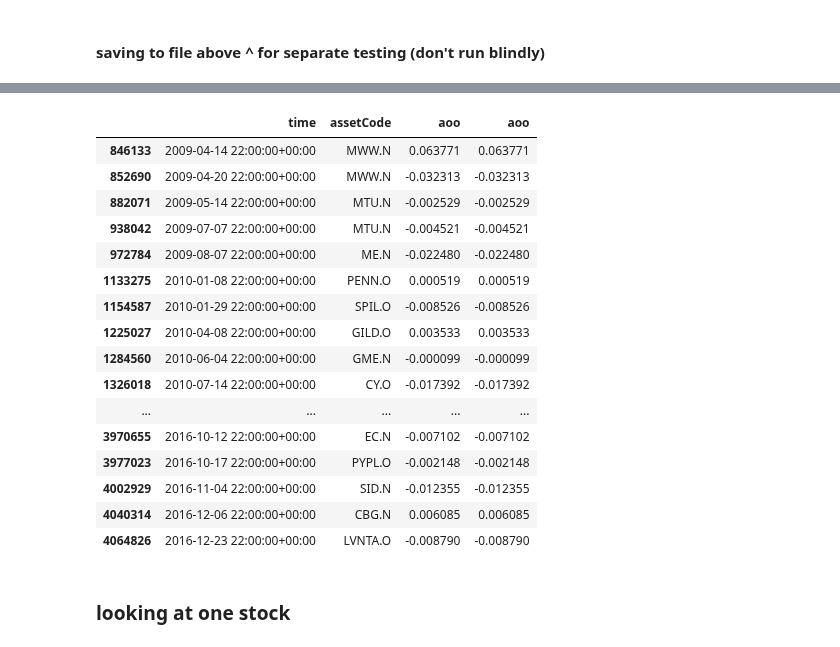
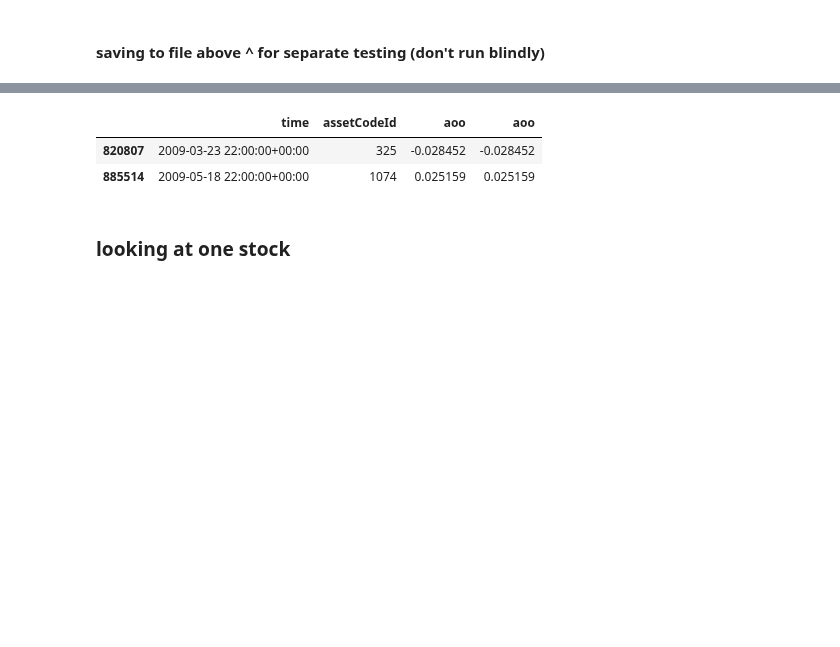
Before and after one commit to yumichael/two-sigma-financial-news, a Jupyter notebook: work/pair-Kaggle-debug.ipynb, the cells around one changed output, grey strips where cells are left out. Saved outputs shown, nothing was run; the diff lists cells and outputs as text; code cells hidden in the pictures; blank space fills up the shorter version.

```diff
--- a/work/pair-Kaggle-debug.ipynb
+++ b/work/pair-Kaggle-debug.ipynb
@@ -2365,3 +2365,9 @@ pd.to_pickle((mate[0],mate[1],O.py(W),O.py(D)), '../debug/_work.temp.pkl.orig.pk
 orig = pd.read_pickle('../debug/ikg_orig.pkl')
 # BUG.guy += [(F_, P_, tr, None, ho, lgb_data_info, theweight)]
 #dude = BUG.guy[0]
+# %%
+F,P = pd.read_pickle('../data/saves/train_5fixedsince+1.32.pkl')
+# %%
+F0,P0 = pd.read_pickle('../debug/FPikg.pkl')
+# %%
+orig, dude = (F0,P0), (F,P)
@@ -2368,2 +2378,3 @@ orig = pd.read_pickle('../debug/ikg_orig.pkl')
 # %%
-mate = tuple(orig[i][orig[1].universe!=0] for i in range(5)) + (orig[-1],)
+mate = tuple(orig[i][orig[1].universe!=0] for i in range(len(orig))) + (orig[-1],)
+mate = (mate[0],P)
@@ -2372,9 +2383,10 @@ dudec = ['volume','cc','oo','acc','aoo','ccTEN','ooTEN','accTEN','aooTEN','oo1Si
 mate[0].rename(columns=dict(zip(matec,dudec)),inplace=True)
+dude = (dude[0][dudec],) + dude[1:]
 mate = (mate[0][list(dude[0].columns)],) + mate[1:]
 for c in mate[0]:
     if 'Drawdown' in c:
         mate[0][c] *= -1
-mate[1]['flat_weight'] = mate[1].weight1
+#mate[1]['flat_weight'] = mate[1].weight1
 # %%
 diff = mate[0]-dude[0]
 # %%
@@ -2418,26 +2430,12 @@ look
 | assetCodeIdWTFFlogabs | 1979459.0 | 0.000000e+00 | 0.000000e+00 | 0.000000e+00 | 0.0 | 0.0 | 0.0 | 0.000000e+00 | 1.0 | 1.0 |
 | assetCodeIdWTFFsin2 | 1979459.0 | 0.000000e+00 | 0.000000e+00 | 0.000000e+00 | 0.0 | 0.0 | 0.0 | 0.000000e+00 | 1.0 | 1.0 |
 # %%
-pd.concat([mate[1].time,mate[1].assetCode,mate[0].aoo,dude[0].aoo],axis=1)[
+pd.concat([mate[1].time,mate[1].assetCodeId,mate[0].aoo,dude[0].aoo],axis=1)[
     mate[0].oo1Since125.fillna(0)!=dude[0].oo1Since125.fillna(0)]
 # %% [output]
-|  | time | assetCode | aoo | aoo |
-| 846133 | 2009-04-14 22:00:00+00:00 | MWW.N | 0.063771 | 0.063771 |
-| 852690 | 2009-04-20 22:00:00+00:00 | MWW.N | -0.032313 | -0.032313 |
-| 882071 | 2009-05-14 22:00:00+00:00 | MTU.N | -0.002529 | -0.002529 |
-| 938042 | 2009-07-07 22:00:00+00:00 | MTU.N | -0.004521 | -0.004521 |
-| 972784 | 2009-08-07 22:00:00+00:00 | ME.N | -0.022480 | -0.022480 |
-| 1133275 | 2010-01-08 22:00:00+00:00 | PENN.O | 0.000519 | 0.000519 |
-| 1154587 | 2010-01-29 22:00:00+00:00 | SPIL.O | -0.008526 | -0.008526 |
-| 1225027 | 2010-04-08 22:00:00+00:00 | GILD.O | 0.003533 | 0.003533 |
-| 1284560 | 2010-06-04 22:00:00+00:00 | GME.N | -0.000099 | -0.000099 |
-| 1326018 | 2010-07-14 22:00:00+00:00 | CY.O | -0.017392 | -0.017392 |
-| ... | ... | ... | ... | ... |
-| 3970655 | 2016-10-12 22:00:00+00:00 | EC.N | -0.007102 | -0.007102 |
-| 3977023 | 2016-10-17 22:00:00+00:00 | PYPL.O | -0.002148 | -0.002148 |
-| 4002929 | 2016-11-04 22:00:00+00:00 | SID.N | -0.012355 | -0.012355 |
-| 4040314 | 2016-12-06 22:00:00+00:00 | CBG.N | 0.006085 | 0.006085 |
-| 4064826 | 2016-12-23 22:00:00+00:00 | LVNTA.O | -0.008790 | -0.008790 |
+|  | time | assetCodeId | aoo | aoo |
+| 820807 | 2009-03-23 22:00:00+00:00 | 325 | -0.028452 | -0.028452 |
+| 885514 | 2009-05-18 22:00:00+00:00 | 1074 | 0.025159 | 0.025159 |
 # %% [markdown]
 ### looking at one stock
 # %%
```
Also changed, not shown: parts of 3 cells of this notebook.
